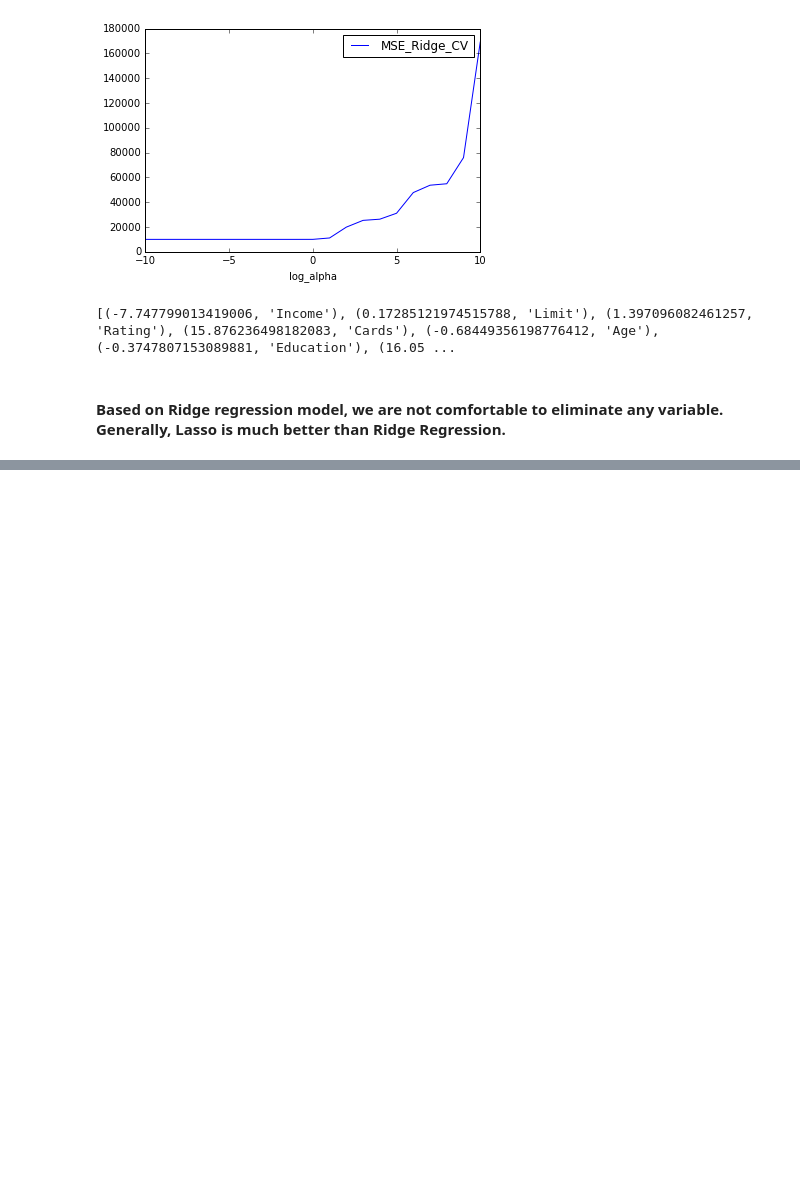
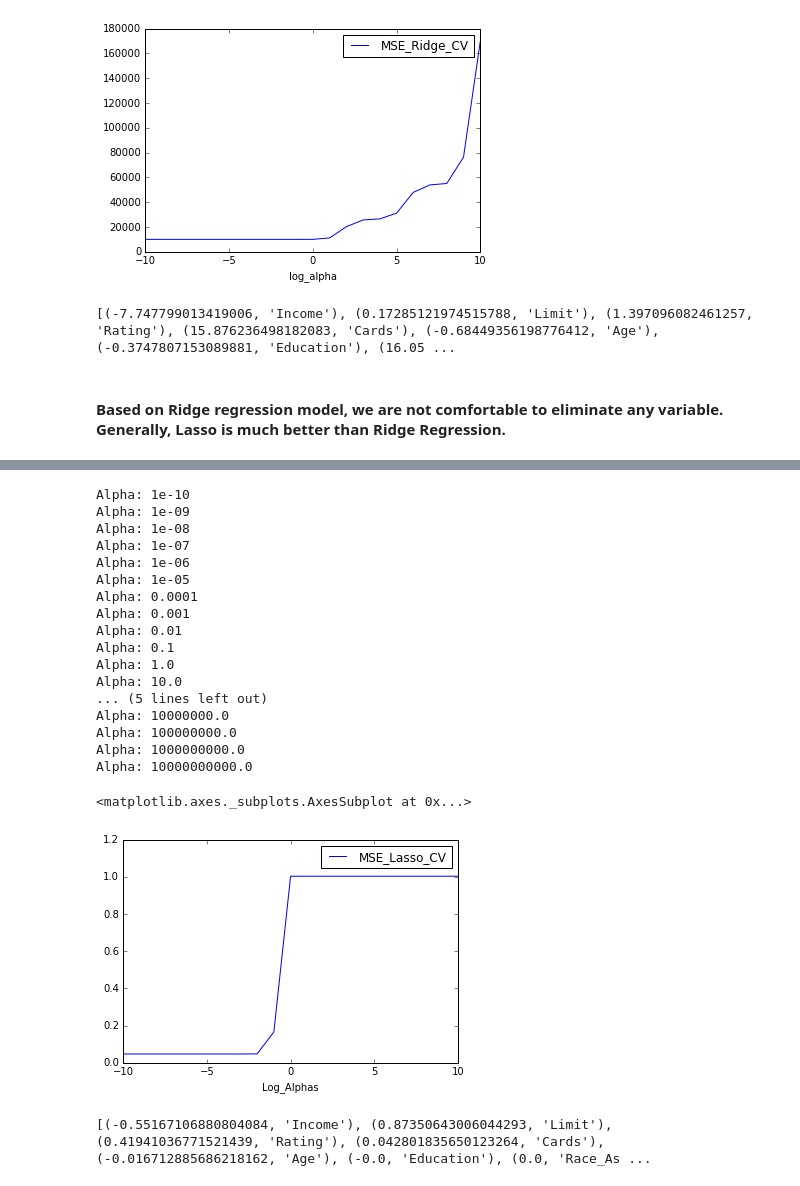
Before and after one commit to readywater/SF-DAT-20, a Jupyter notebook: Code/Lecture6.ipynb, the cells around one changed output, grey strips where cells are left out. Drawn from its saved outputs; the diff is of its cells as text; code cells hidden in the pictures; blank space fills up the shorter version.

```diff
--- a/Code/Lecture6.ipynb
+++ b/Code/Lecture6.ipynb
@@ -320,0 +323,4 @@ print zip(lm.coef_,CreditData_X_Variables.columns)
+# %%
+CreditDataNew = preprocessing.scale(CreditData) #CreditDataNew is now a numpy array
+CreditDataNew = pd.DataFrame(CreditDataNew)   #We changed CreditDataNew to a dataframe
+CreditDataNew.columns = CreditData.columns.values  #We renamed columns of CreditDataNew
@@ -320,0 +336,3 @@ print zip(lm.coef_,CreditData_X_Variables.columns)
+# %%
+X = CreditDataNew[listOfAllVariables]
+y = CreditDataNew['Balance']
@@ -320,0 +348,45 @@ print zip(lm.coef_,CreditData_X_Variables.columns)
+# %%
+kf = cross_validation.KFold(len(CreditDataNew), n_folds = 5, shuffle = True)
+MSE_Lasso_CV = []
+alphas = np.logspace(-10, 10, 21)
+alphas_index = np.linspace(-10,10,21)
+scores = []
+for a in alphas:
+    print 'Alpha:', a
+    scores = []
+    for train_index, test_index in kf:
+        lm = linear_model.Lasso(alpha=a).fit(X.iloc[train_index], y.iloc[train_index])
+        scores.append(metrics.mean_squared_error(y.iloc[test_index], lm.predict(X.iloc[test_index])))
+    MSE_Lasso_CV.append(np.mean(scores))
+
+
+
+index = alphas
+MSE_Lasso_CV_df = pd.DataFrame({'MSE_Lasso_CV': MSE_Lasso_CV ,'Log_Alphas': alphas_index })
+MSE_Lasso_CV_df.plot(x = 'Log_Alphas',y = 'MSE_Lasso_CV')
+# %% [output]
+Alpha: 1e-10
+Alpha: 1e-09
+Alpha: 1e-08
+Alpha: 1e-07
+Alpha: 1e-06
+Alpha: 1e-05
+Alpha: 0.0001
+Alpha: 0.001
+Alpha: 0.01
+Alpha: 0.1
+Alpha: 1.0
+Alpha: 10.0
+... (5 lines left out)
+Alpha: 10000000.0
+Alpha: 100000000.0
+Alpha: 1000000000.0
+Alpha: 10000000000.0
+<matplotlib.axes._subplots.AxesSubplot at 0x...>
+[figure, added]
+# %%
+lm = linear_model.Lasso(alpha=10**(-2))
+lm.fit(X, y)
+print zip(lm.coef_,CreditData_X_Variables.columns)
+# %% [output]
+[(-0.55167106880804084, 'Income'), (0.87350643006044293, 'Limit'), (0.41941036771521439, 'Rating'), (0.042801835650123264, 'Cards'), (-0.016712885686218162, 'Age'), (-0.0, 'Education'), (0.0, 'Race_As ...
```
Also changed, not shown: parts of 13 cells of this notebook, 3 other files.
